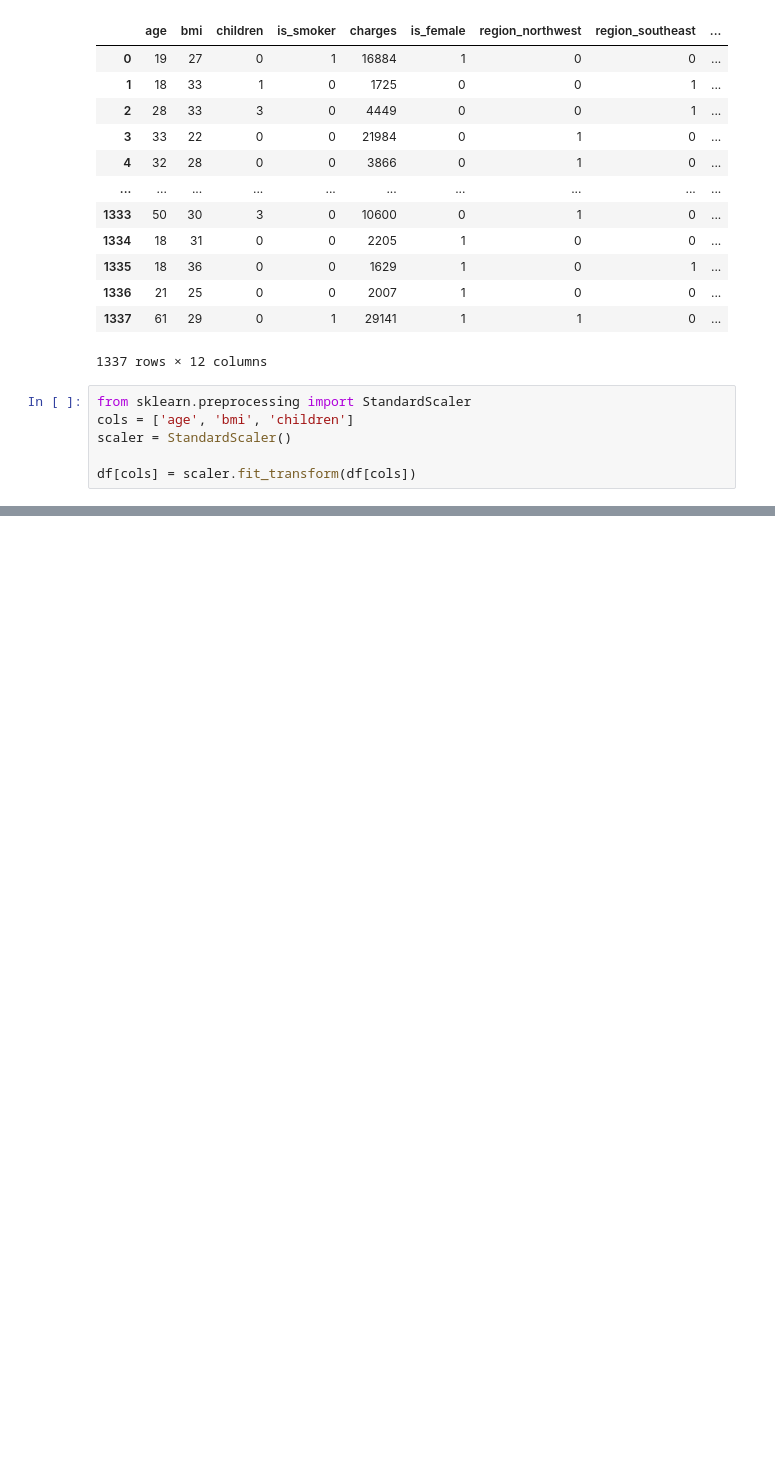
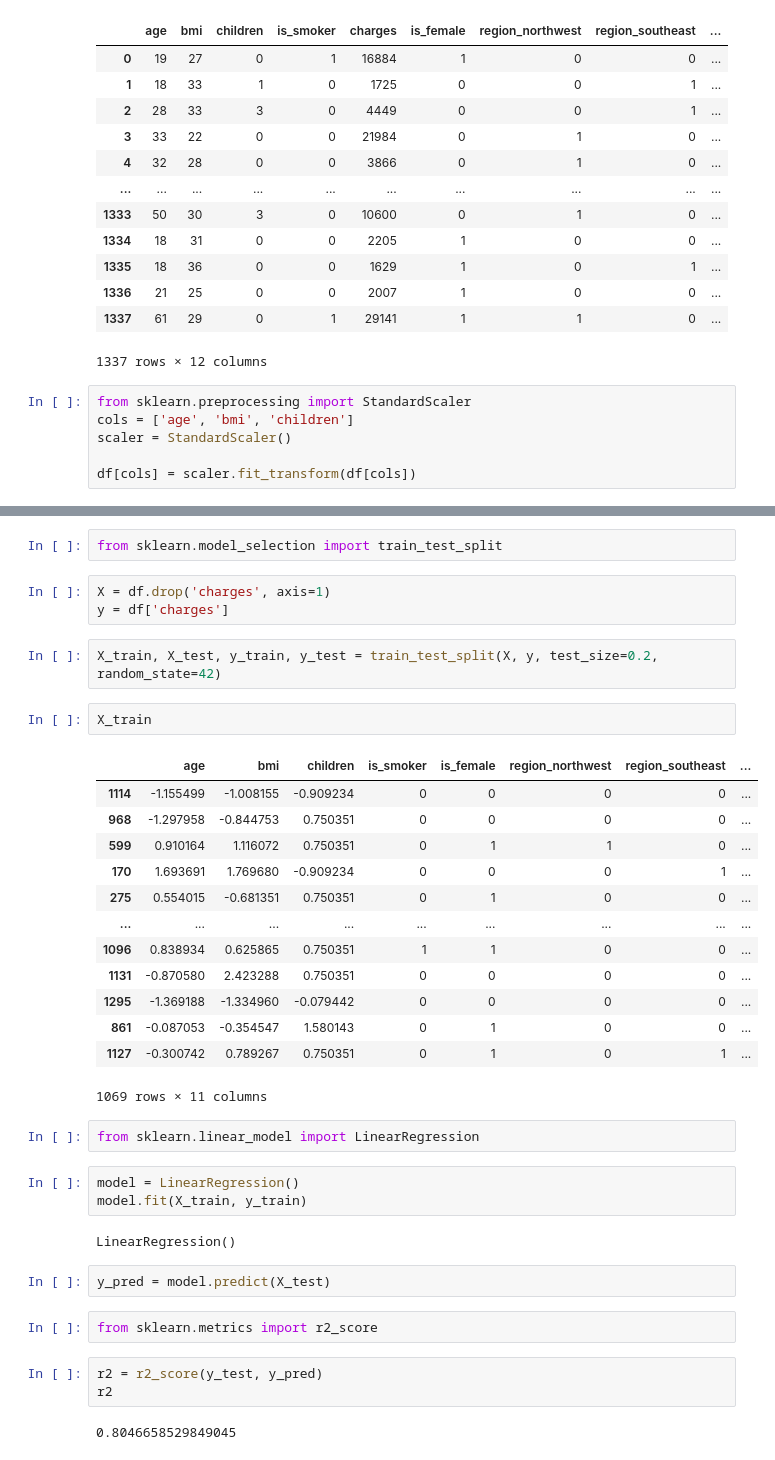
Before and after one commit to Bhavy-Kakaniya/Data-Science, a Jupyter notebook: 03ML/ml.ipynb, the cells around one changed output, grey strips where cells are left out. Drawn from its saved outputs; the diff is of its cells as text; blank space fills up the shorter version.

```diff
--- a/03ML/ml.ipynb
+++ b/03ML/ml.ipynb
@@ -269,3 +268,42 @@ df.head()
 | 2 | -0.799350 | 0.462463 | 1.580143 | 0 | 4449 | 0 | 0 | 1 | ... |
 | 3 | -0.443201 | -1.334960 | -0.909234 | 0 | 21984 | 0 | 1 | 0 | ... |
 | 4 | -0.514431 | -0.354547 | -0.909234 | 0 | 3866 | 0 | 1 | 0 | ... |
+# %%
+from sklearn.model_selection import train_test_split
+# %%
+X = df.drop('charges', axis=1)
+y = df['charges']
+# %%
+X_train, X_test, y_train, y_test = train_test_split(X, y, test_size=0.2, random_state=42)
+# %%
+X_train
+# %% [output]
+|  | age | bmi | children | is_smoker | is_female | region_northwest | region_southeast | ... |
+| 1114 | -1.155499 | -1.008155 | -0.909234 | 0 | 0 | 0 | 0 | ... |
+| 968 | -1.297958 | -0.844753 | 0.750351 | 0 | 0 | 0 | 0 | ... |
+| 599 | 0.910164 | 1.116072 | 0.750351 | 0 | 1 | 1 | 0 | ... |
+| 170 | 1.693691 | 1.769680 | -0.909234 | 0 | 0 | 0 | 1 | ... |
+| 275 | 0.554015 | -0.681351 | 0.750351 | 0 | 1 | 0 | 0 | ... |
+| ... | ... | ... | ... | ... | ... | ... | ... | ... |
+| 1096 | 0.838934 | 0.625865 | 0.750351 | 1 | 1 | 0 | 0 | ... |
+| 1131 | -0.870580 | 2.423288 | 0.750351 | 0 | 0 | 0 | 0 | ... |
+| 1295 | -1.369188 | -1.334960 | -0.079442 | 0 | 0 | 0 | 0 | ... |
+| 861 | -0.087053 | -0.354547 | 1.580143 | 0 | 1 | 0 | 0 | ... |
+| 1127 | -0.300742 | 0.789267 | 0.750351 | 0 | 1 | 0 | 1 | ... |
+1069 rows × 11 columns
+# %%
+from sklearn.linear_model import LinearRegression
+# %%
+model = LinearRegression()
+model.fit(X_train, y_train)
+# %% [output]
+LinearRegression()
+# %%
+y_pred = model.predict(X_test)
+# %%
+from sklearn.metrics import r2_score
+# %%
+r2 = r2_score(y_test, y_pred)
+r2
+# %% [output]
+0.8046658529849045
```
Also changed, not shown: parts of 3 cells of this notebook, 2 other files.
